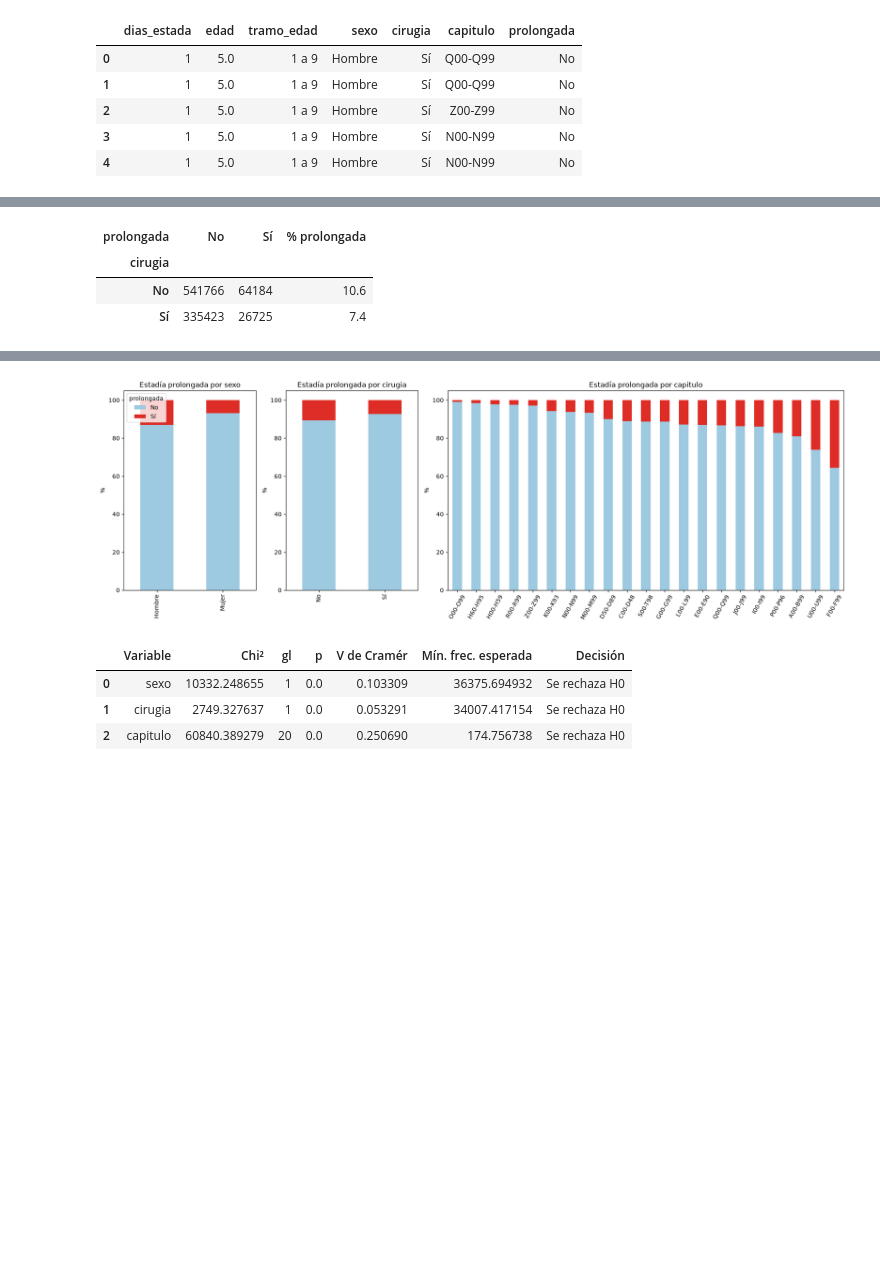
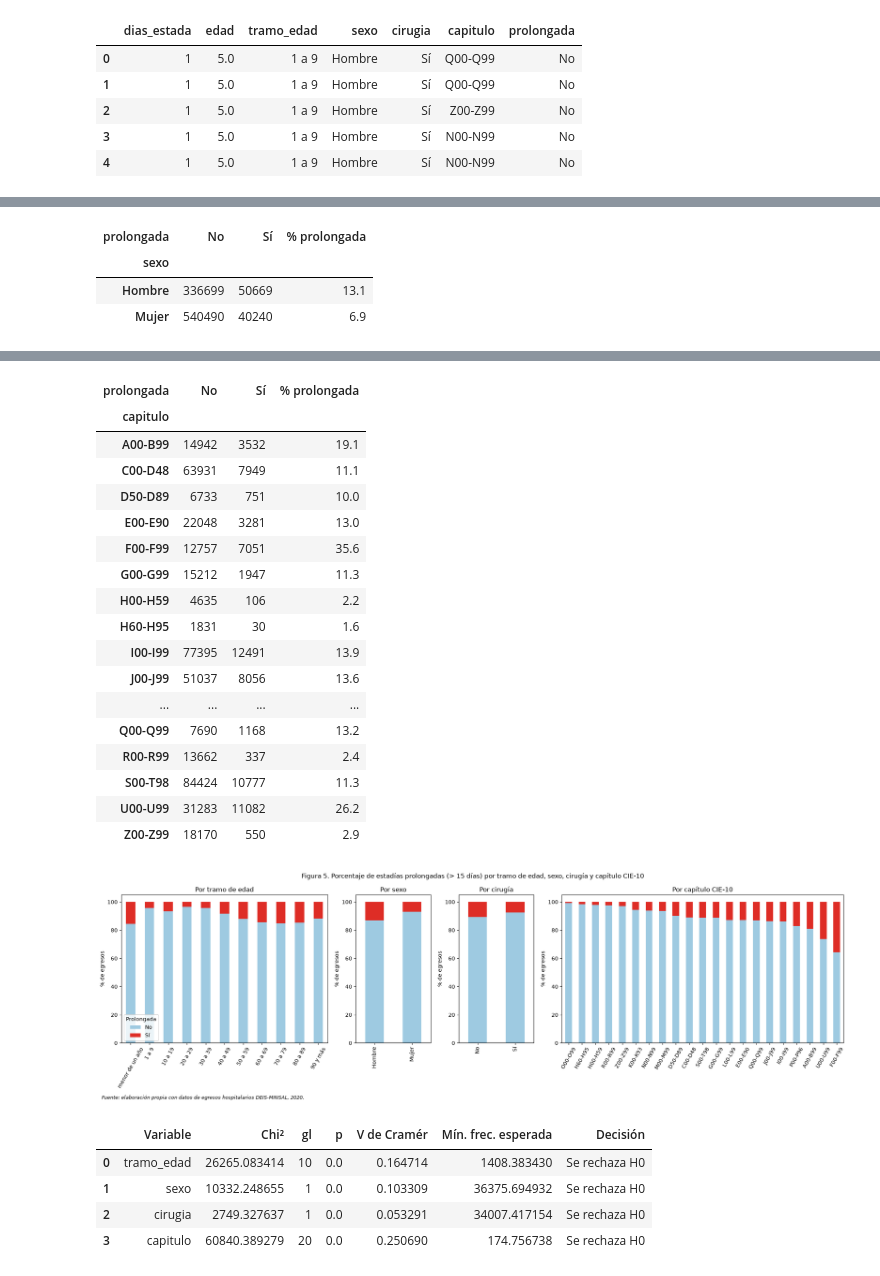
Before and after one commit to Francogogo/Analisis-de-datos-PROYECTO-, a Jupyter notebook: avance1.ipynb, the cells around one changed output, grey strips where cells are left out. Saved outputs shown, nothing was run; the diff lists cells and outputs as text; code cells hidden in the pictures; blank space fills up the shorter version.

```diff
--- a/avance1.ipynb
+++ b/avance1.ipynb
@@ -328,30 +337,36 @@ Como los días de estada no son normales (sección 5.1), se usan las alternativa
 | Cirugía | La distribución de los días de estada es igual con y sin intervención quirúrgica | La distribución difiere |
 | Capítulo CIE-10 | La distribución de los días de estada es igual en los 21 capítulos | Al menos un capítulo tiene una distribución distinta |
 # %%
+NOMBRE = {"tramo_edad": "tramo de edad", "sexo": "sexo", "cirugia": "cirugía", "capitulo": "capítulo CIE-10"}
+
 def mann_whitney(var, a, b):
     xa = df.loc[df[var] == a, "dias_estada"]; xb = df.loc[df[var] == b, "dias_estada"]
     u = stats.mannwhitneyu(xa, xb, alternative="two-sided")
-    return {"Variable": var, "Grupos": f"{a} / {b}", "n": f"{len(xa)} / {len(xb)}",
+    r = 2 * u.statistic / (len(xa) * len(xb)) - 1  # correlación biserial de rangos
+    return {"Variable": var, "Grupos": f"{a} / {b}", "n": f"{miles(len(xa))} / {miles(len(xb))}",
             "Mediana": f"{xa.median():.0f} / {xb.median():.0f}", "Prueba": "Mann-Whitney U",
-            "Estadístico": u.statistic, "p": u.pvalue, "Decisión": decision(u.pvalue)}
+            "Estadístico": u.statistic, "p": u.pvalue, "Efecto": f"r = {r:.3f}", "Decisión": decision(u.pvalue)}
 
 grupos_cap = [g["dias_estada"].values for _, g in df.groupby("capitulo")]
 kw = stats.kruskal(*grupos_cap)
+eps2 = kw.statistic / (len(df) - 1)
 tabla_num_cat = pd.DataFrame([
     mann_whitney("sexo", "Hombre", "Mujer"),
     mann_whitney("cirugia", "Sí", "No"),
-    {"Variable": "capitulo", "Grupos": f"{len(grupos_cap)} capítulos", "n": len(df), "Mediana": "ver tabla",
-     "Prueba": "Kruskal-Wallis H", "Estadístico": kw.statistic, "p": kw.pvalue, "Decisión": decision(kw.pvalue)},
+    {"Variable": "capitulo", "Grupos": f"{len(grupos_cap)} capítulos", "n": miles(len(df)), "Mediana": "ver tabla",
+     "Prueba": "Kruskal-Wallis H", "Estadístico": kw.statistic, "p": kw.pvalue, "Efecto": f"ε² = {eps2:.3f}",
+     "Decisión": decision(kw.pvalue)},
 ])
 
 fig, ax = plt.subplots(1, 3, figsize=(18, 6), gridspec_kw={"width_ratios": [1, 1, 3]})
 for a_, var, orden in [(ax[0], "sexo", ["Hombre", "Mujer"]), (ax[1], "cirugia", ["Sí", "No"])]:
     a_.boxplot([df.loc[df[var] == o, "dias_estada"] for o in orden], tick_labels=orden, showfliers=False)
-    a_.set_title(f"Días de estada por {var}"); a_.set_ylabel("Días")
+    a_.set_title(f"Por {NOMBRE[var]}"); a_.set_ylabel("Días de estada")
 orden_cap = df.groupby("capitulo")["dias_estada"].median().sort_values().index
 ax[2].boxplot([df.loc[df["capitulo"] == c, "dias_estada"] for c in orden_cap], tick_labels=orden_cap, showfliers=False)
-ax[2].tick_params(axis="x", rotation=60); ax[2].set_title("Días de estada por capítulo CIE-10")
-fig.suptitle("Boxplots (sin valores atípicos)"); fig.tight_layout(); plt.show()
+ax[2].tick_params(axis="x", rotation=60); ax[2].set_title("Por capítulo CIE-10"); ax[2].set_ylabel("Días de estada")
+fig.suptitle("Figura 4. Días de estada por sexo, cirugía y capítulo CIE-10 (sin valores atípicos)")
+fig.tight_layout(); fuente(fig); plt.show()
 
 display(df.groupby("capitulo")["dias_estada"].agg(n="size", mediana="median", media="mean")
         .sort_values("mediana", ascending=False).round(1))
@@ -412,17 +457,21 @@ def chi_cuadrado(var):
     return {"Variable": var, "Chi²": chi2, "gl": gl, "p": p, "V de Cramér": v,
             "Mín. frec. esperada": esperadas.min(), "Decisión": decision(p)}
 
-tabla_chi2 = pd.DataFrame([chi_cuadrado(v) for v in ["sexo", "cirugia", "capitulo"]])
+VARS_CAT = ["tramo_edad", "sexo", "cirugia", "capitulo"]
+tabla_chi2 = pd.DataFrame([chi_cuadrado(v) for v in VARS_CAT])
 
-fig, ax = plt.subplots(1, 3, figsize=(18, 6), gridspec_kw={"width_ratios": [1, 1, 3]})
-for a_, var in zip(ax, ["sexo", "cirugia", "capitulo"]):
+fig, ax = plt.subplots(1, 4, figsize=(20, 6), gridspec_kw={"width_ratios": [2.2, 0.8, 0.8, 3]})
+for a_, var in zip(ax, VARS_CAT):
     pct = pd.crosstab(df[var], df["prolongada"], normalize="index") * 100
     if var == "capitulo":
         pct = pct.sort_values("Sí")
-    pct.plot(kind="bar", stacked=True, ax=a_, color=["#9ecae1", "#de2d26"], legend=(var == "sexo"))
-    a_.set_title(f"Estadía prolongada por {var}"); a_.set_ylabel("%"); a_.set_xlabel("")
-ax[2].tick_params(axis="x", rotation=60)
-fig.tight_layout(); plt.show()
+    pct.plot(kind="bar", stacked=True, ax=a_, color=["#9ecae1", "#de2d26"], legend=(var == "tramo_edad"))
+    a_.set_title(f"Por {NOMBRE[var]}"); a_.set_ylabel("% de egresos"); a_.set_xlabel("")
+ax[0].legend(title="Prolongada", loc="lower left")
+for a_ in (ax[0], ax[3]):
+    a_.tick_params(axis="x", rotation=60)
+fig.suptitle("Figura 5. Porcentaje de estadías prolongadas (> 15 días) por tramo de edad, sexo, cirugía y capítulo CIE-10")
+fig.tight_layout(); fuente(fig); plt.show()
 tabla_chi2
 # %% [output]
 | prolongada | No | Sí | % prolongada |
@@ -432,5 +490,5 @@ tabla_chi2
 | prolongada | No | Sí | % prolongada |
-| cirugia |  |  |  |
-| No | 541766 | 64184 | 10.6 |
-| Sí | 335423 | 26725 | 7.4 |
+| sexo |  |  |  |
+| Hombre | 336699 | 50669 | 13.1 |
+| Mujer | 540490 | 40240 | 6.9 |
 | prolongada | No | Sí | % prolongada |
@@ -454,6 +498,25 @@ tabla_chi2
+| prolongada | No | Sí | % prolongada |
+| capitulo |  |  |  |
+| A00-B99 | 14942 | 3532 | 19.1 |
+| C00-D48 | 63931 | 7949 | 11.1 |
+| D50-D89 | 6733 | 751 | 10.0 |
+| E00-E90 | 22048 | 3281 | 13.0 |
+| F00-F99 | 12757 | 7051 | 35.6 |
+| G00-G99 | 15212 | 1947 | 11.3 |
+| H00-H59 | 4635 | 106 | 2.2 |
+| H60-H95 | 1831 | 30 | 1.6 |
+| I00-I99 | 77395 | 12491 | 13.9 |
+| J00-J99 | 51037 | 8056 | 13.6 |
+| ... | ... | ... | ... |
+| Q00-Q99 | 7690 | 1168 | 13.2 |
+| R00-R99 | 13662 | 337 | 2.4 |
+| S00-T98 | 84424 | 10777 | 11.3 |
+| U00-U99 | 31283 | 11082 | 26.2 |
+| Z00-Z99 | 18170 | 550 | 2.9 |
-[figure, old version]
+[figure, new version]
-|  | Variable | Chi² | gl | p | V de Cramér | Mín. frec. esperada | Decisión |
-| 0 | sexo | 10332.248655 | 1 | 0.0 | 0.103309 | 36375.694932 | Se rechaza H0 |
-| 1 | cirugia | 2749.327637 | 1 | 0.0 | 0.053291 | 34007.417154 | Se rechaza H0 |
-| 2 | capitulo | 60840.389279 | 20 | 0.0 | 0.250690 | 174.756738 | Se rechaza H0 |
+|  | Variable | Chi² | gl | p | V de Cramér | Mín. frec. esperada | Decisión |
+| 0 | tramo_edad | 26265.083414 | 10 | 0.0 | 0.164714 | 1408.383430 | Se rechaza H0 |
+| 1 | sexo | 10332.248655 | 1 | 0.0 | 0.103309 | 36375.694932 | Se rechaza H0 |
+| 2 | cirugia | 2749.327637 | 1 | 0.0 | 0.053291 | 34007.417154 | Se rechaza H0 |
+| 3 | capitulo | 60840.389279 | 20 | 0.0 | 0.250690 | 174.756738 | Se rechaza H0 |
 # %% [markdown]
```
Also changed, not shown: parts of 15 cells of this notebook.
